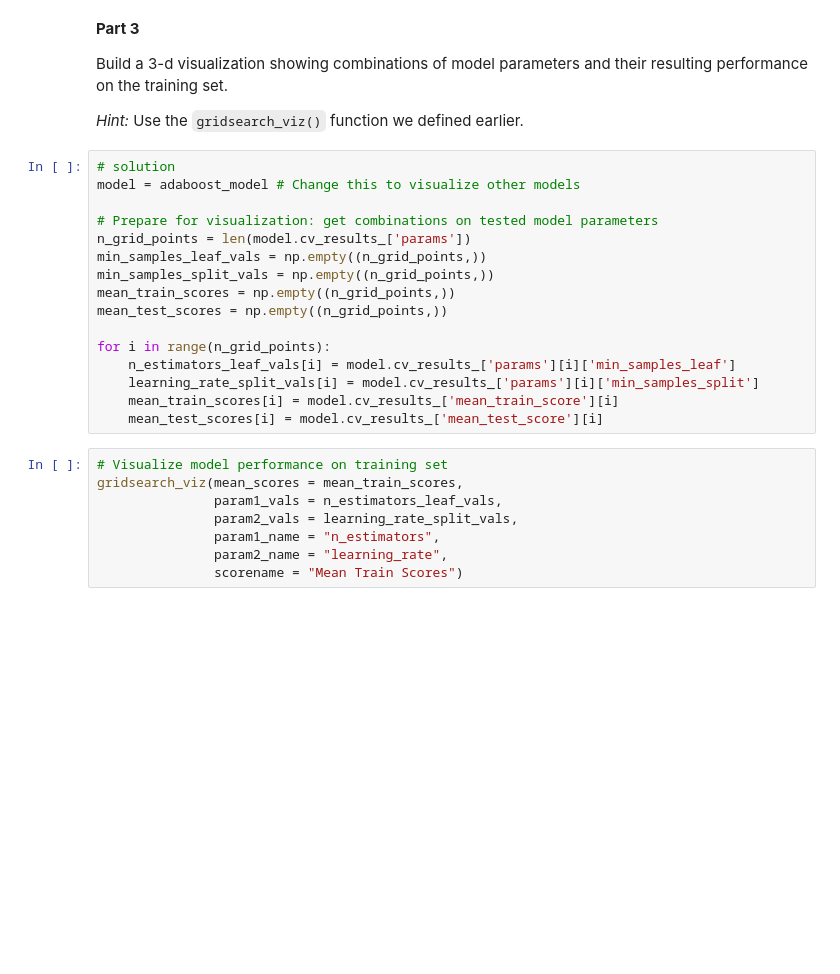
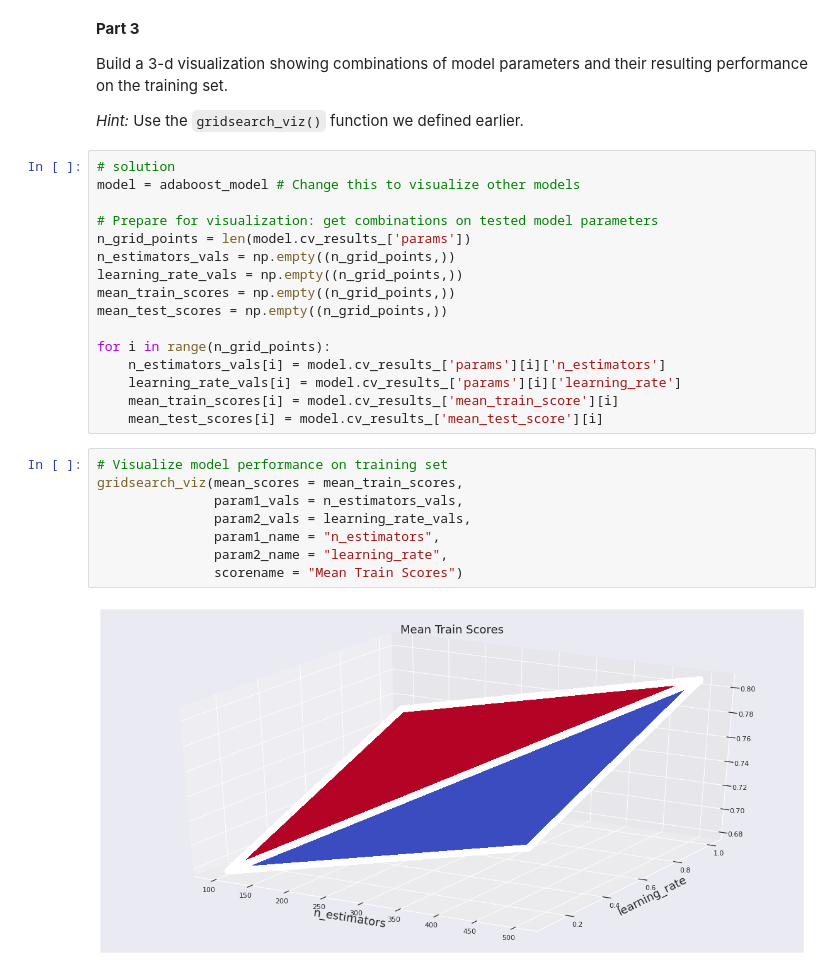
Before and after one commit to jhaber-zz/text-classify-2021, a Jupyter notebook: day-2/evaluation_optimization_solutions.ipynb, the cells around one changed output. Cells and saved outputs as stored; diff of their text form; blank space fills up the shorter version.

Commit message:
fixed modeling types for prediction on new data & gridsearch viz

```diff
--- a/day-2/evaluation_optimization_solutions.ipynb
+++ b/day-2/evaluation_optimization_solutions.ipynb
@@ -580,21 +586,23 @@ model = adaboost_model # Change this to visualize other models
 
 # Prepare for visualization: get combinations on tested model parameters
 n_grid_points = len(model.cv_results_['params'])
-min_samples_leaf_vals = np.empty((n_grid_points,))
-min_samples_split_vals = np.empty((n_grid_points,))
+n_estimators_vals = np.empty((n_grid_points,))
+learning_rate_vals = np.empty((n_grid_points,))
 mean_train_scores = np.empty((n_grid_points,))
 mean_test_scores = np.empty((n_grid_points,))
 
 for i in range(n_grid_points):
-    n_estimators_leaf_vals[i] = model.cv_results_['params'][i]['min_samples_leaf']
-    learning_rate_split_vals[i] = model.cv_results_['params'][i]['min_samples_split']
+    n_estimators_vals[i] = model.cv_results_['params'][i]['n_estimators']
+    learning_rate_vals[i] = model.cv_results_['params'][i]['learning_rate']
     mean_train_scores[i] = model.cv_results_['mean_train_score'][i]
     mean_test_scores[i] = model.cv_results_['mean_test_score'][i]
 # %%
 # Visualize model performance on training set
 gridsearch_viz(mean_scores = mean_train_scores,
-               param1_vals = n_estimators_leaf_vals,
-               param2_vals = learning_rate_split_vals,
+               param1_vals = n_estimators_vals,
+               param2_vals = learning_rate_vals,
                param1_name = "n_estimators",
                param2_name = "learning_rate",
                scorename = "Mean Train Scores")
+# %% [output]
+[figure, added]
```
Also changed, not shown: parts of 15 cells of this notebook, 1 other file.
